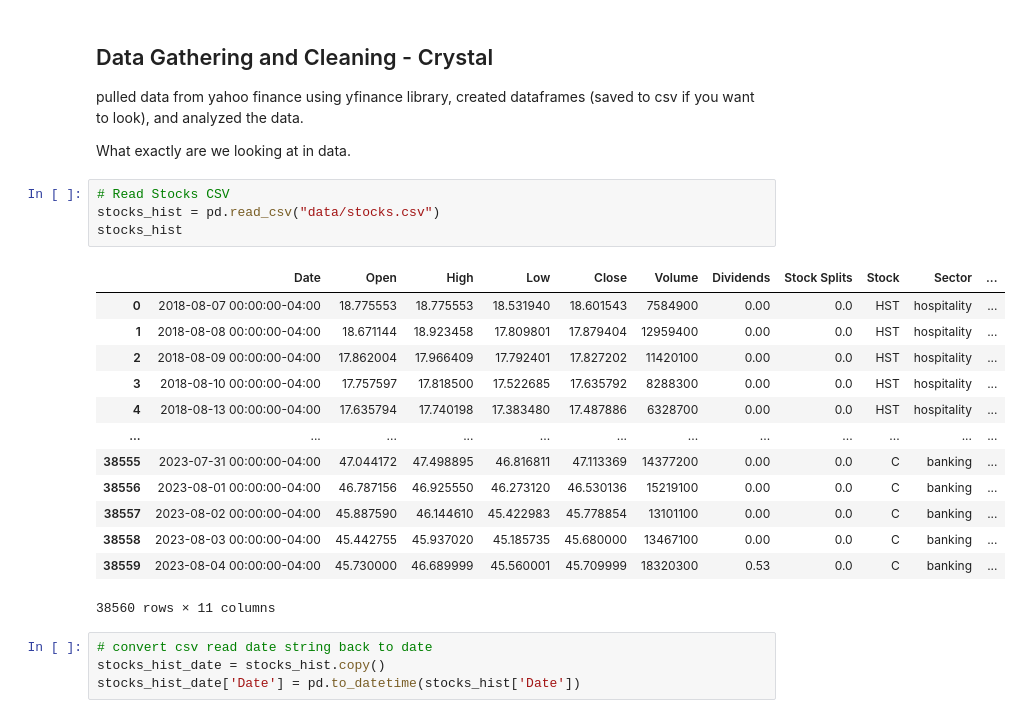
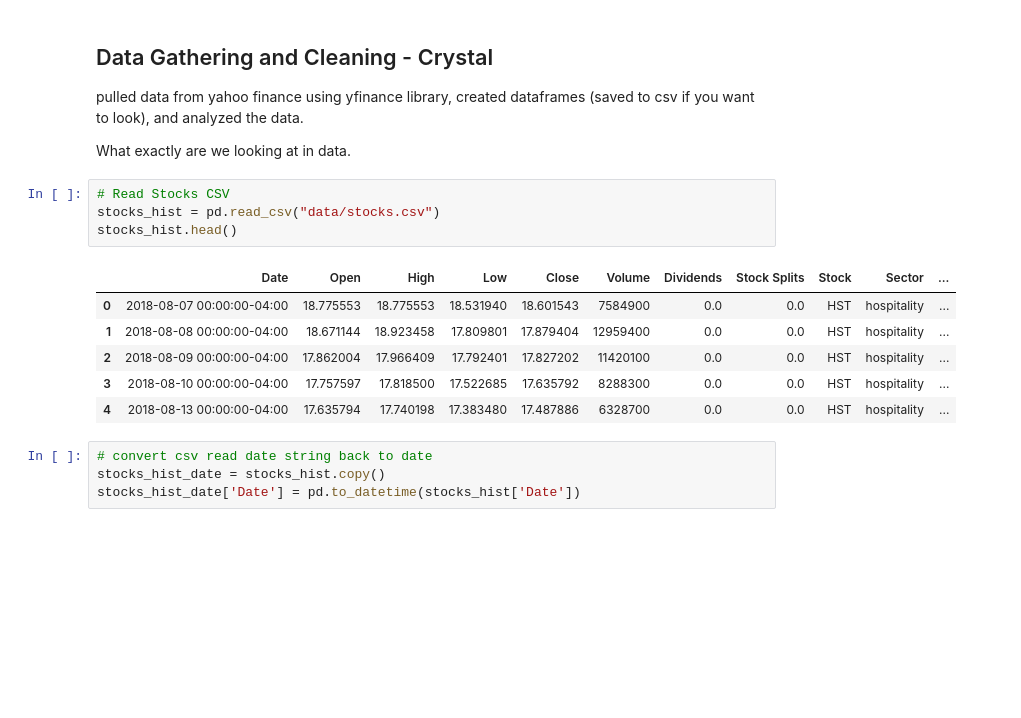
Before and after one commit to desireetrevino/Project1_Team2, a Jupyter notebook: present.ipynb, the cells around one changed output. Drawn from its saved outputs; the diff is of its cells as text; blank space fills up the shorter version.

```diff
--- a/present.ipynb
+++ b/present.ipynb
@@ -37,21 +37,14 @@ What exactly are we looking at in data.
 # %%
 # Read Stocks CSV
 stocks_hist = pd.read_csv("data/stocks.csv")
-stocks_hist
+stocks_hist.head()
 # %% [output]
 |  | Date | Open | High | Low | Close | Volume | Dividends | Stock Splits | Stock | Sector | ... |
-| 0 | 2018-08-07 00:00:00-04:00 | 18.775553 | 18.775553 | 18.531940 | 18.601543 | 7584900 | 0.00 | 0.0 | HST | hospitality | ... |
-| 1 | 2018-08-08 00:00:00-04:00 | 18.671144 | 18.923458 | 17.809801 | 17.879404 | 12959400 | 0.00 | 0.0 | HST | hospitality | ... |
-| 2 | 2018-08-09 00:00:00-04:00 | 17.862004 | 17.966409 | 17.792401 | 17.827202 | 11420100 | 0.00 | 0.0 | HST | hospitality | ... |
-| 3 | 2018-08-10 00:00:00-04:00 | 17.757597 | 17.818500 | 17.522685 | 17.635792 | 8288300 | 0.00 | 0.0 | HST | hospitality | ... |
-| 4 | 2018-08-13 00:00:00-04:00 | 17.635794 | 17.740198 | 17.383480 | 17.487886 | 6328700 | 0.00 | 0.0 | HST | hospitality | ... |
-| ... | ... | ... | ... | ... | ... | ... | ... | ... | ... | ... | ... |
-| 38555 | 2023-07-31 00:00:00-04:00 | 47.044172 | 47.498895 | 46.816811 | 47.113369 | 14377200 | 0.00 | 0.0 | C | banking | ... |
-| 38556 | 2023-08-01 00:00:00-04:00 | 46.787156 | 46.925550 | 46.273120 | 46.530136 | 15219100 | 0.00 | 0.0 | C | banking | ... |
-| 38557 | 2023-08-02 00:00:00-04:00 | 45.887590 | 46.144610 | 45.422983 | 45.778854 | 13101100 | 0.00 | 0.0 | C | banking | ... |
-| 38558 | 2023-08-03 00:00:00-04:00 | 45.442755 | 45.937020 | 45.185735 | 45.680000 | 13467100 | 0.00 | 0.0 | C | banking | ... |
-| 38559 | 2023-08-04 00:00:00-04:00 | 45.730000 | 46.689999 | 45.560001 | 45.709999 | 18320300 | 0.53 | 0.0 | C | banking | ... |
+| 0 | 2018-08-07 00:00:00-04:00 | 18.775553 | 18.775553 | 18.531940 | 18.601543 | 7584900 | 0.0 | 0.0 | HST | hospitality | ... |
+| 1 | 2018-08-08 00:00:00-04:00 | 18.671144 | 18.923458 | 17.809801 | 17.879404 | 12959400 | 0.0 | 0.0 | HST | hospitality | ... |
+| 2 | 2018-08-09 00:00:00-04:00 | 17.862004 | 17.966409 | 17.792401 | 17.827202 | 11420100 | 0.0 | 0.0 | HST | hospitality | ... |
+| 3 | 2018-08-10 00:00:00-04:00 | 17.757597 | 17.818500 | 17.522685 | 17.635792 | 8288300 | 0.0 | 0.0 | HST | hospitality | ... |
+| 4 | 2018-08-13 00:00:00-04:00 | 17.635794 | 17.740198 | 17.383480 | 17.487886 | 6328700 | 0.0 | 0.0 | HST | hospitality | ... |
-38560 rows × 11 columns
 # %%
 # convert csv read date string back to date
 stocks_hist_date = stocks_hist.copy()
```
Also changed, not shown: parts of 17 cells of this notebook, 4 other files.
